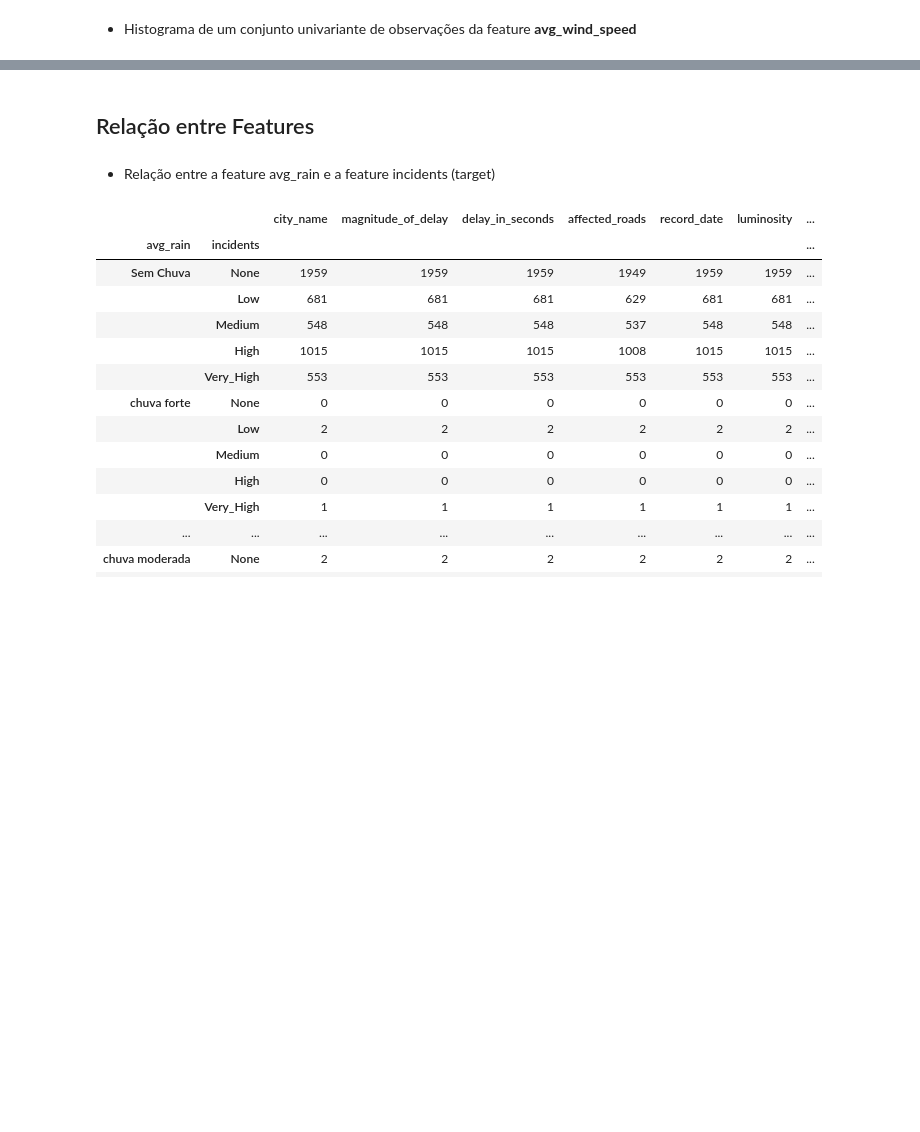
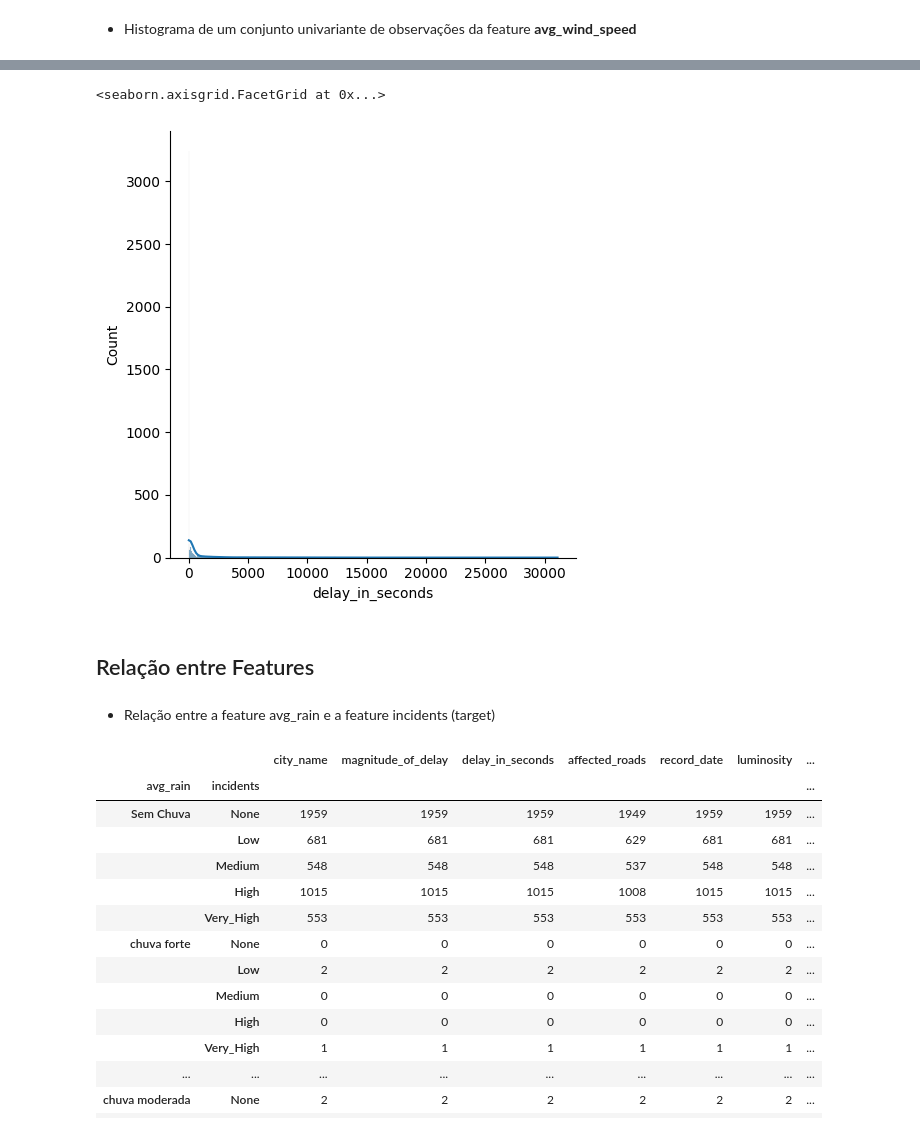
Before and after one commit to gonaloppcc/projetoDAA, a Jupyter notebook: competition/pre_data_analysis.ipynb, the cells around one changed output, grey strips where cells are left out. Drawn from its saved outputs; the diff is of its cells as text; code cells hidden in the pictures; blank space fills up the shorter version.

```diff
--- a/competition/pre_data_analysis.ipynb
+++ b/competition/pre_data_analysis.ipynb
@@ -153,3 +155,8 @@ sns.displot(train_df['avg_wind_speed'], kde=True)
+# %%
+sns.displot(train_df['delay_in_seconds'], kde=True)
+# %% [output]
+<seaborn.axisgrid.FacetGrid at 0x...>
+[figure, added]
 # %% [markdown]
 ## Relação entre Features
 # %% [markdown]
```
Also changed, not shown: parts of 7 cells of this notebook, 2 other files.
